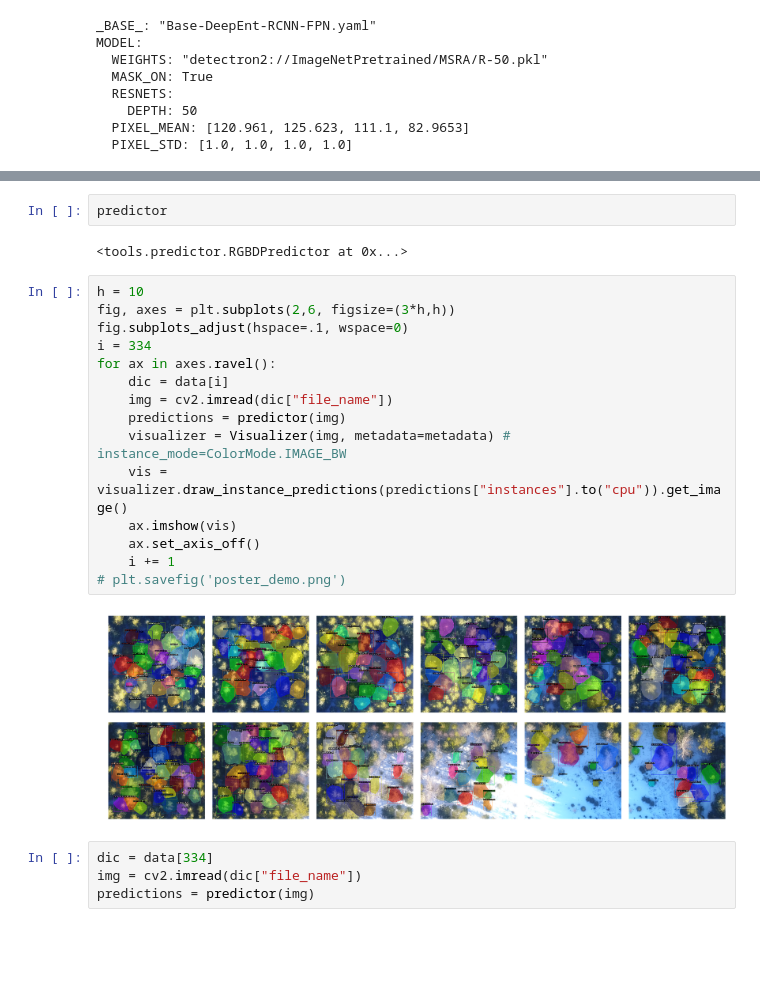
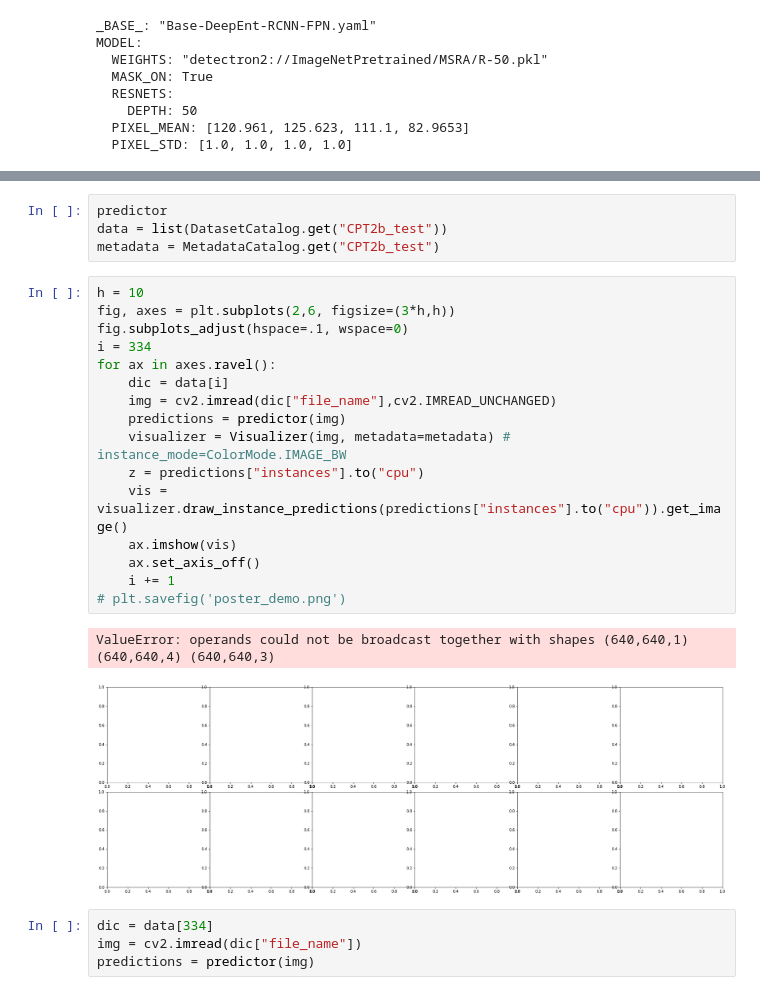
Before and after one commit to tomginsberg/drone-tree-id, a Jupyter notebook: notebooks/vis.ipynb, the cells around one changed output, grey strips where cells are left out. Drawn from its saved outputs; the diff is of its cells as text; blank space fills up the shorter version.

```diff
--- a/notebooks/vis.ipynb
+++ b/notebooks/vis.ipynb
@@ -90,24 +96,26 @@ predictor = RGBDPredictor(cfg)
-# %%
-predictor
-# %% [output]
-<tools.predictor.RGBDPredictor at 0x...>
+# %%
+predictor
+data = list(DatasetCatalog.get("CPT2b_test"))
+metadata = MetadataCatalog.get("CPT2b_test")
 # %%
 h = 10
 fig, axes = plt.subplots(2,6, figsize=(3*h,h))
 fig.subplots_adjust(hspace=.1, wspace=0)
 i = 334
 for ax in axes.ravel():
     dic = data[i]
-    img = cv2.imread(dic["file_name"])
+    img = cv2.imread(dic["file_name"],cv2.IMREAD_UNCHANGED)
     predictions = predictor(img)
     visualizer = Visualizer(img, metadata=metadata) # instance_mode=ColorMode.IMAGE_BW
+    z = predictions["instances"].to("cpu")
     vis = visualizer.draw_instance_predictions(predictions["instances"].to("cpu")).get_image()
     ax.imshow(vis)
     ax.set_axis_off()
     i += 1
 # plt.savefig('poster_demo.png')
 # %% [output]
+ValueError: operands could not be broadcast together with shapes (640,640,1) (640,640,4) (640,640,3)
-[figure, old version]
+[figure, new version]
 # %%
 dic = data[334]
 img = cv2.imread(dic["file_name"])
```
Also changed, not shown: parts of 5 cells of this notebook, 5 other files.
